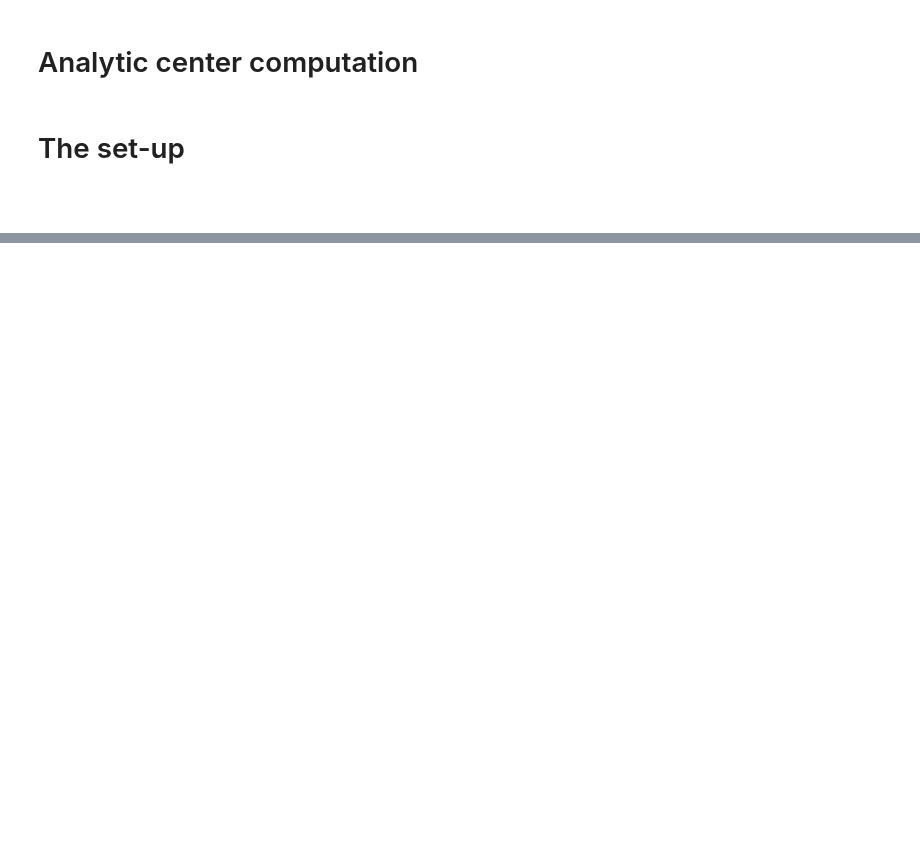
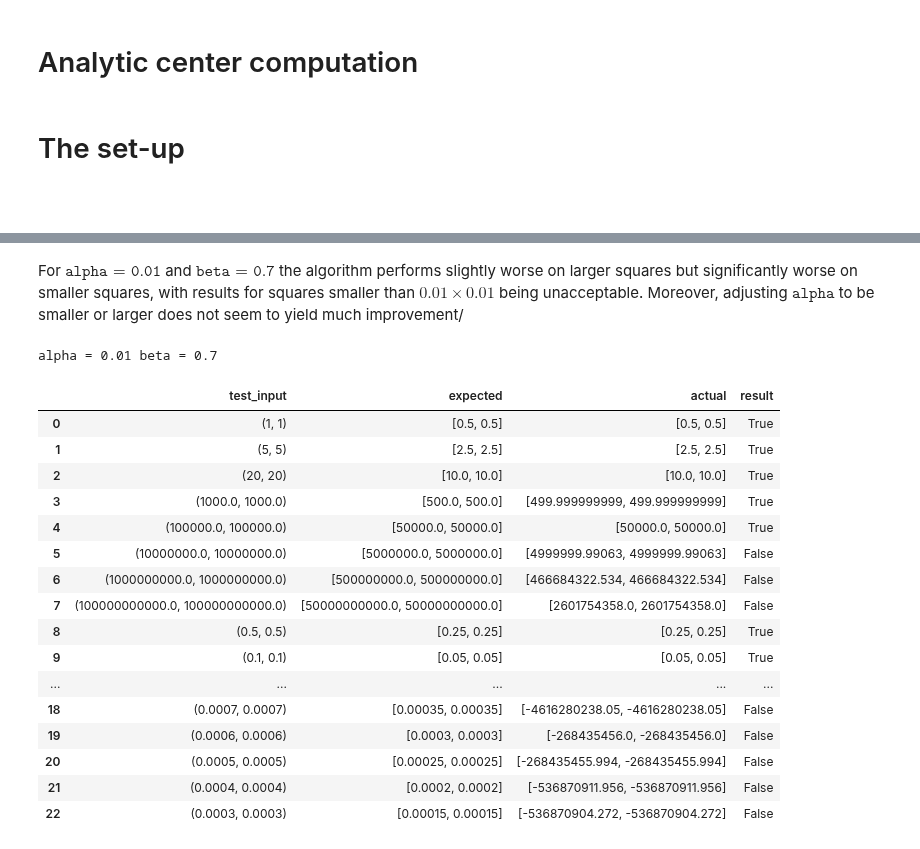
Before and after one commit to chengsoonong/mclass-sky, a Jupyter notebook: projects/david/lab/ac_computation.ipynb, the cells around one changed output, grey strips where cells are left out. Drawn from its saved outputs; the diff is of its cells as text; code cells hidden in the pictures; blank space fills up the shorter version.

```diff
--- a/projects/david/lab/ac_computation.ipynb
+++ b/projects/david/lab/ac_computation.ipynb
@@ -81,0 +109,26 @@ Value returned:
+# %%
+alpha = 0.01
+beta = 0.7
+# %% [markdown]
+For $\texttt{alpha = 0.01}$ and $\texttt{beta = 0.7}$ the algorithm performs slightly worse on larger squares but significantly worse on smaller squares, with results for squares smaller than $0.01 \times 0.01$ being unacceptable. Moreover, adjusting $\texttt{alpha}$ to be smaller or larger does not seem to yield much improvement/
+# %%
+get_results(A, test_input, alpha, beta)
+# %% [output]
+alpha = 0.01 beta = 0.7
+|  | test_input | expected | actual | result |
+| 0 | (1, 1) | [0.5, 0.5] | [0.5, 0.5] | True |
+| 1 | (5, 5) | [2.5, 2.5] | [2.5, 2.5] | True |
+| 2 | (20, 20) | [10.0, 10.0] | [10.0, 10.0] | True |
+| 3 | (1000.0, 1000.0) | [500.0, 500.0] | [499.999999999, 499.999999999] | True |
+| 4 | (100000.0, 100000.0) | [50000.0, 50000.0] | [50000.0, 50000.0] | True |
+| 5 | (10000000.0, 10000000.0) | [5000000.0, 5000000.0] | [4999999.99063, 4999999.99063] | False |
+| 6 | (1000000000.0, 1000000000.0) | [500000000.0, 500000000.0] | [466684322.534, 466684322.534] | False |
+| 7 | (100000000000.0, 100000000000.0) | [50000000000.0, 50000000000.0] | [2601754358.0, 2601754358.0] | False |
+| 8 | (0.5, 0.5) | [0.25, 0.25] | [0.25, 0.25] | True |
+| 9 | (0.1, 0.1) | [0.05, 0.05] | [0.05, 0.05] | True |
+| ... | ... | ... | ... | ... |
+| 18 | (0.0007, 0.0007) | [0.00035, 0.00035] | [-4616280238.05, -4616280238.05] | False |
+| 19 | (0.0006, 0.0006) | [0.0003, 0.0003] | [-268435456.0, -268435456.0] | False |
+| 20 | (0.0005, 0.0005) | [0.00025, 0.00025] | [-268435455.994, -268435455.994] | False |
+| 21 | (0.0004, 0.0004) | [0.0002, 0.0002] | [-536870911.956, -536870911.956] | False |
+| 22 | (0.0003, 0.0003) | [0.00015, 0.00015] | [-536870904.272, -536870904.272] | False |
```
Also changed, not shown: parts of 28 cells of this notebook, 1 other file.
